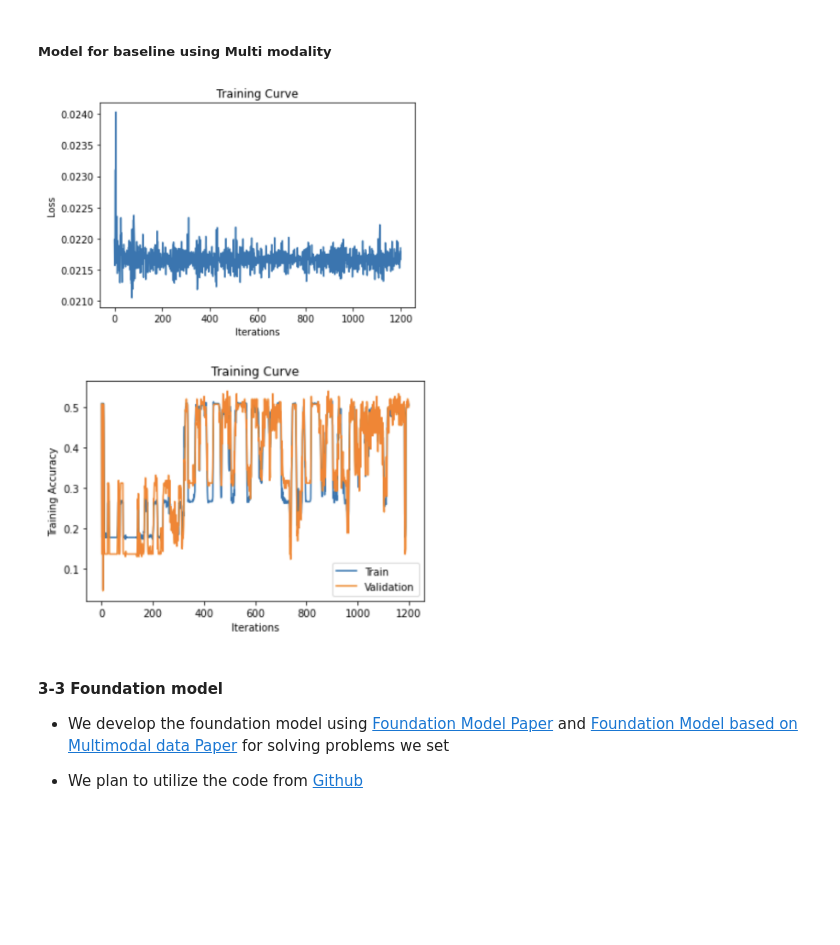
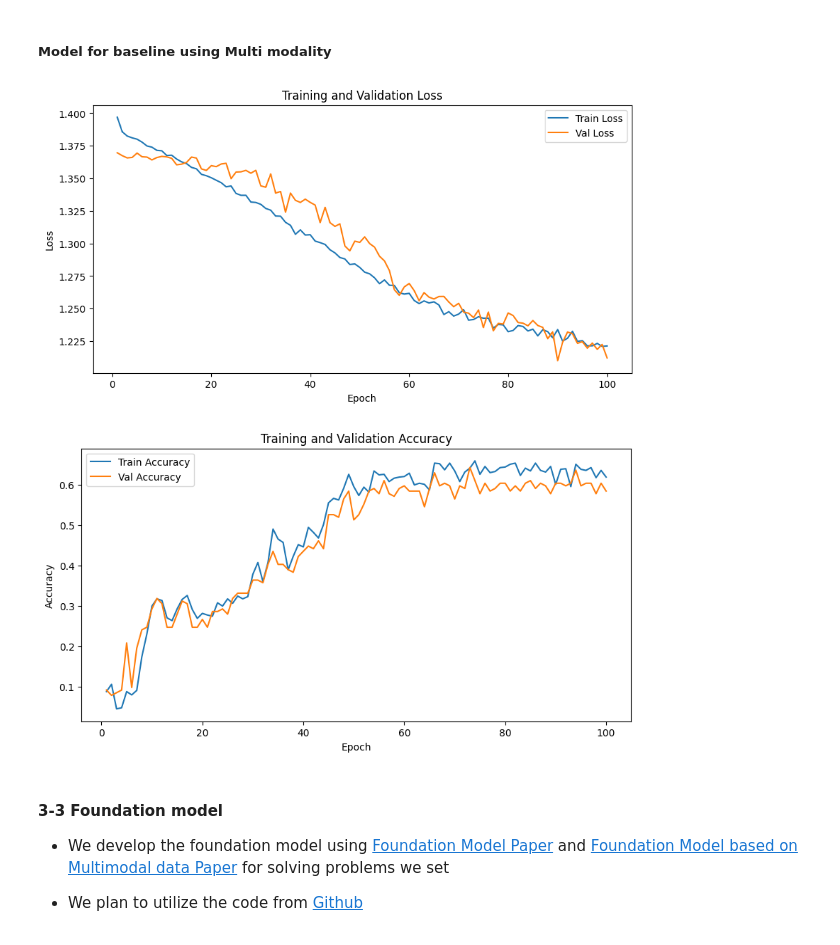
Before and after one commit to sunghwanism/FM_for_bio_signal, a Jupyter notebook: report/merge_Progress_report.ipynb, the cells around one changed output. Cells and saved outputs as stored; diff of their text form; code cells hidden in the pictures; blank space fills up the shorter version.

Commit message:
add new training curve to report

```diff
--- a/report/merge_Progress_report.ipynb
+++ b/report/merge_Progress_report.ipynb
@@ -301,13 +301,13 @@ class SleepNet(nn.Module):
         return cat
 """
 # %%
-Image("../asset/sample_individual_train_1.png", width=400, height=400)
+Image("../asset/trainingcurve_1.png", width=600, height=600)
 # %% [output]
-[figure, old version]
+[figure, new version]
 # %%
-Image("../asset/sample_individual_train_2.png", width=400, height=400)
+Image("../asset/trainingcurve_2.png", width=600, height=600)
 # %% [output]
-[figure, old version]
+[figure, new version]
 # %% [markdown]
 #### 3-3 Foundation model
 
```
